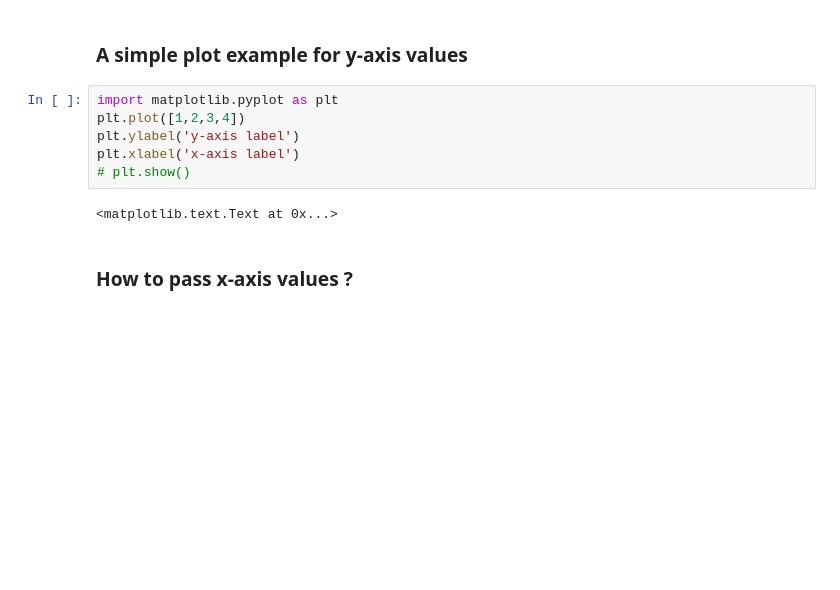
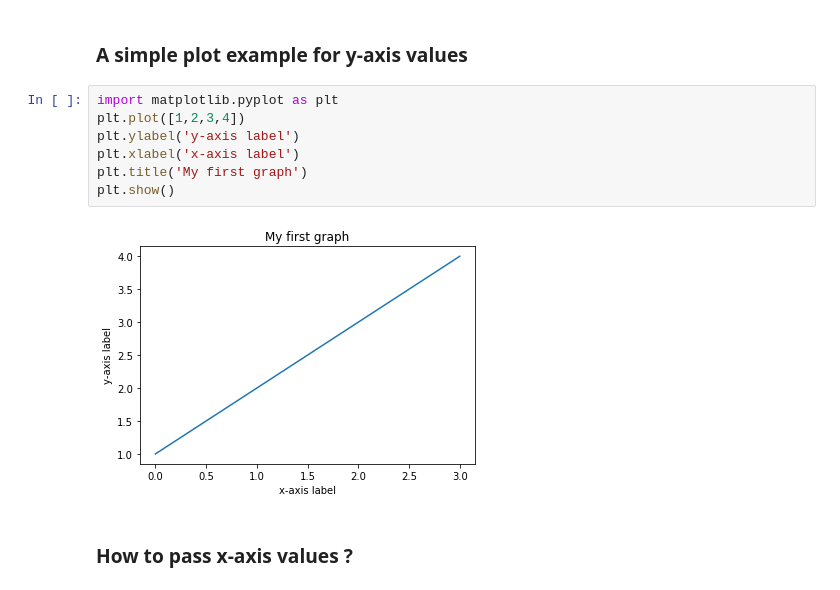
Before and after one commit to bawejakunal/data-viz, a Jupyter notebook: graph.ipynb, the cells around one changed output. Cells and saved outputs as stored; diff of their text form; blank space fills up the shorter version.

```diff
--- a/graph.ipynb
+++ b/graph.ipynb
@@ -5,11 +5,12 @@
 # %%
 import matplotlib.pyplot as plt
 plt.plot([1,2,3,4])
 plt.ylabel('y-axis label')
 plt.xlabel('x-axis label')
-# plt.show()
+plt.title('My first graph')
+plt.show()
 # %% [output]
-<matplotlib.text.Text at 0x...>
+[figure, added]
 # %% [markdown]
 ### How to pass x-axis values ?
 # %%
```
Also changed, not shown: parts of 14 cells of this notebook.
